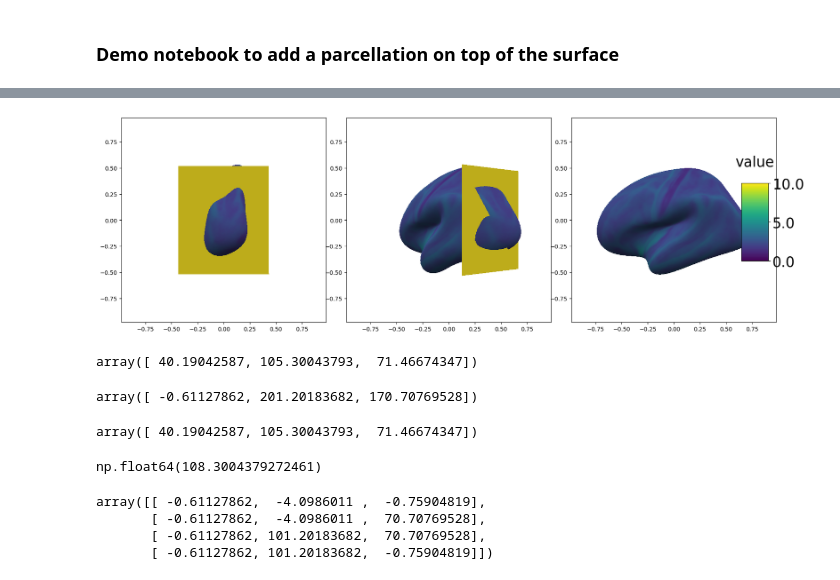
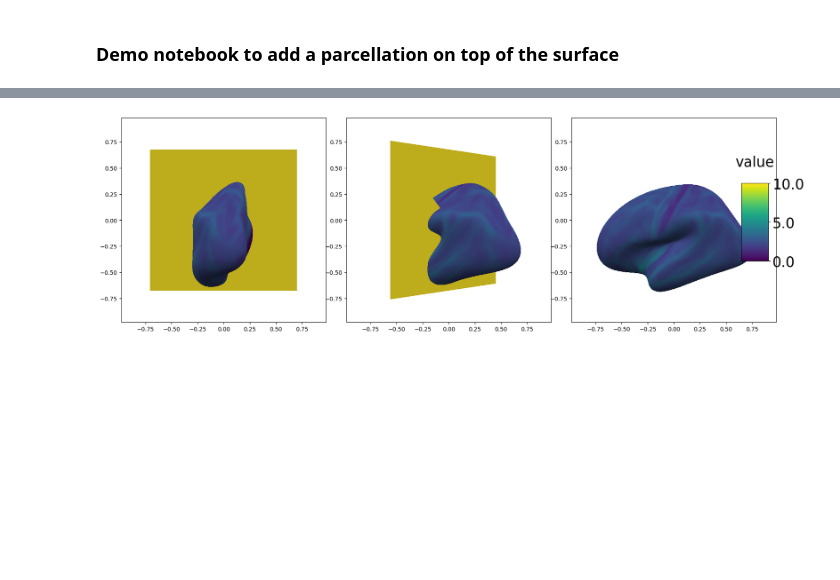
Before and after one commit to mathrip/matplotlib_surface_plotting, a Jupyter notebook: examples/plot_plane_surface.ipynb, the cells around one changed output, grey strips where cells are left out. Cells and saved outputs as stored; diff of their text form; code cells hidden in the pictures; blank space fills up the shorter version.

Commit message:
implement the plane on cortical surface

```diff
--- a/examples/plot_plane_surface.ipynb
+++ b/examples/plot_plane_surface.ipynb
@@ -44,36 +158,13 @@ plot_surf(vertices_plane, faces_plane, overlay_plane,
 # %%
-# combine brain and plane vertices and faces
-vertices_plane_new = vertices_plane*(np.max(vertices_brain,axis=0)/3+40)
-faces_plane_new = faces_plane+len(vertices_brain)
-# update plane vertices and faces to match the brain scale
-vertices = np.vstack([vertices_brain, vertices_plane_new ])
-faces = np.vstack([faces_brain, faces_plane_new])
-overlay = np.hstack([overlay_brain, overlay_plane*10])
-plot_surf(vertices, faces, overlay,
-          rotate=[0, 45, 90],
-         )
+# # combine brain and plane vertices and faces
+# vertices_plane_new = vertices_plane*(np.max(vertices_brain,axis=0)*np.array([1,0.5,1])+20)
+# faces_plane_new = faces_plane+len(vertices_brain)
+# # update plane vertices and faces to match the brain scale
+# vertices = np.vstack([vertices_brain, vertices_plane_new ])
+# faces = np.vstack([faces_brain, faces_plane_new])
+# overlay = np.hstack([overlay_brain, overlay_plane*10])
+# plot_surf(vertices, faces, overlay,
+#           rotate=[0, 45, 90],
+#          )
 # %% [output]
-[figure, old version]
+[figure, new version]
-# %%
-vertices_brain.max(axis=0)
-# %% [output]
-array([ 40.19042587, 105.30043793,  71.46674347])
-# %%
-vertices_plane_new.max(axis=0)
-# %% [output]
-array([ -0.61127862, 201.20183682, 170.70769528])
-# %%
-vertices_brain.max(axis=0)
-# %% [output]
-array([ 40.19042587, 105.30043793,  71.46674347])
-# %%
-faces_plane_new.max()
-# %% [output]
-np.float64(108.3004379272461)
-# %%
-vertices_plane*np.max(vertices_brain,axis=0) + np.median(vertices_brain,axis=0)
-# %% [output]
-array([[ -0.61127862,  -4.0986011 ,  -0.75904819],
-       [ -0.61127862,  -4.0986011 ,  70.70769528],
-       [ -0.61127862, 101.20183682,  70.70769528],
-       [ -0.61127862, 101.20183682,  -0.75904819]])
```
Also changed, not shown: parts of 25 cells of this notebook.
